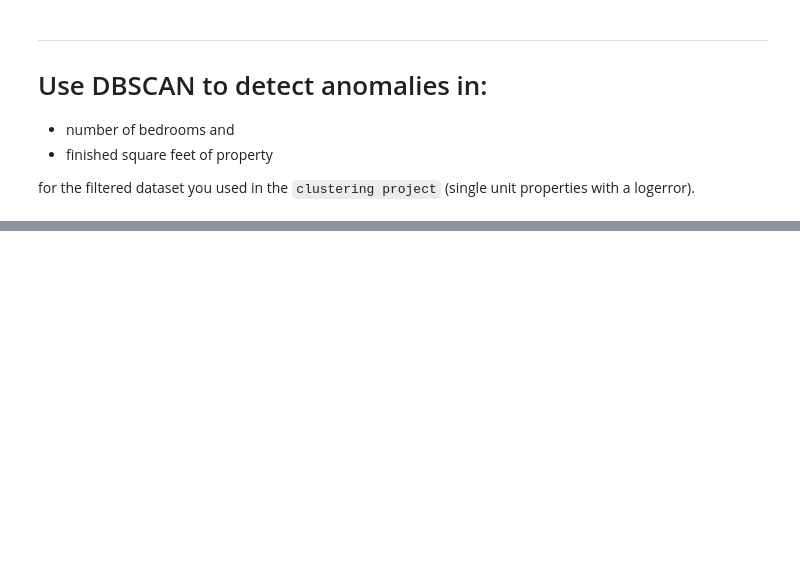
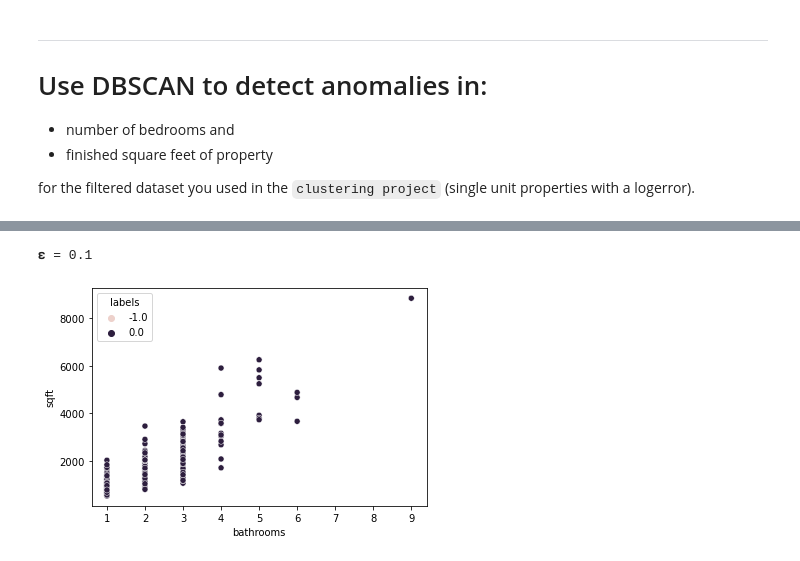
Before and after one commit to o0amandagomez0o/anomaly-detection-exercises, a Jupyter notebook: clustering_anomaly_detection.ipynb, the cells around one changed output, grey strips where cells are left out. Saved outputs shown, nothing was run; the diff lists cells and outputs as text; code cells hidden in the pictures; blank space fills up the shorter version.

```diff
--- a/clustering_anomaly_detection.ipynb
+++ b/clustering_anomaly_detection.ipynb
@@ -320,0 +435,9 @@ len(bdrmsqft.index), len(zlo.index)
+# %%
+%matplotlib inline
+
+sns.scatterplot(zlo.bathrooms, zlo.sqft, hue=df.labels)
+print(f"𝛆 = {eps}")
+plt.show()
+# %% [output]
+𝛆 = 0.1
+[figure, added]
```
Also changed, not shown: parts of 33 cells of this notebook, 2 other files.
